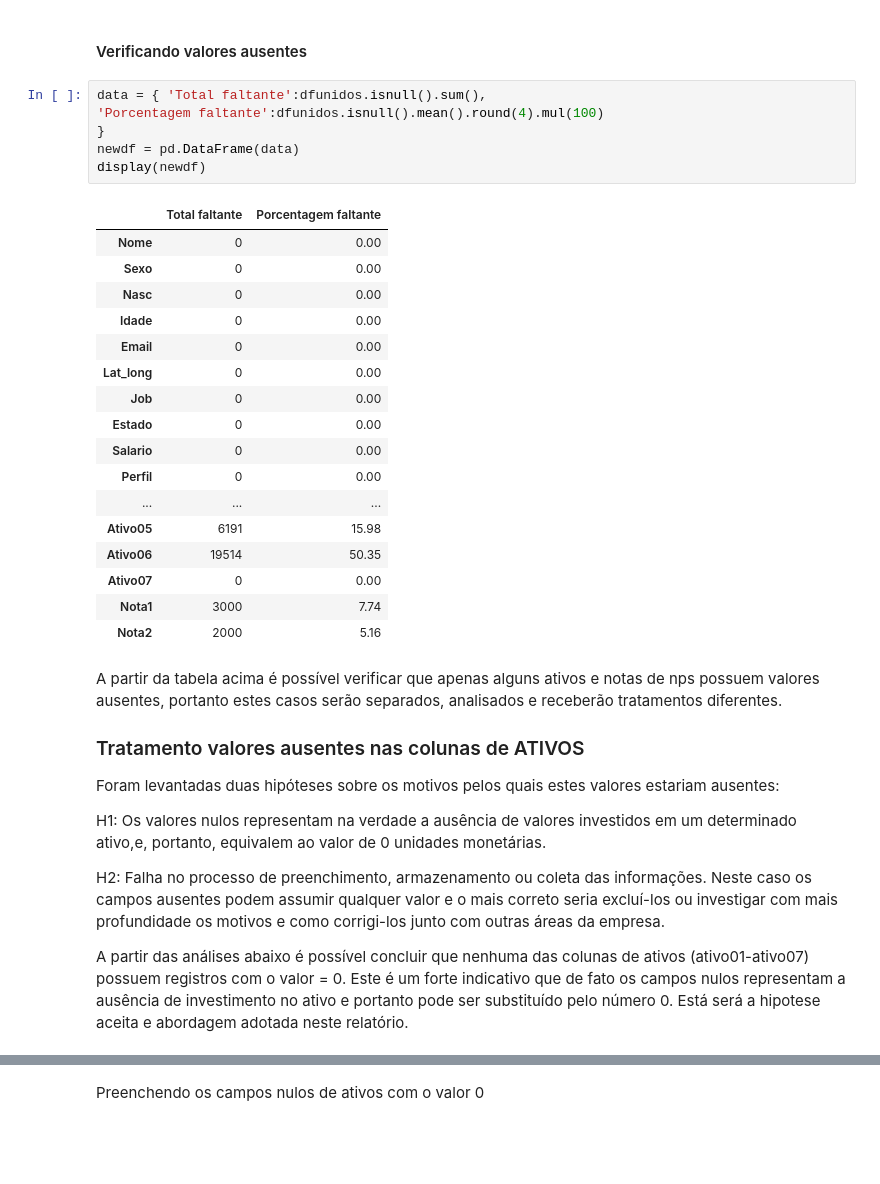
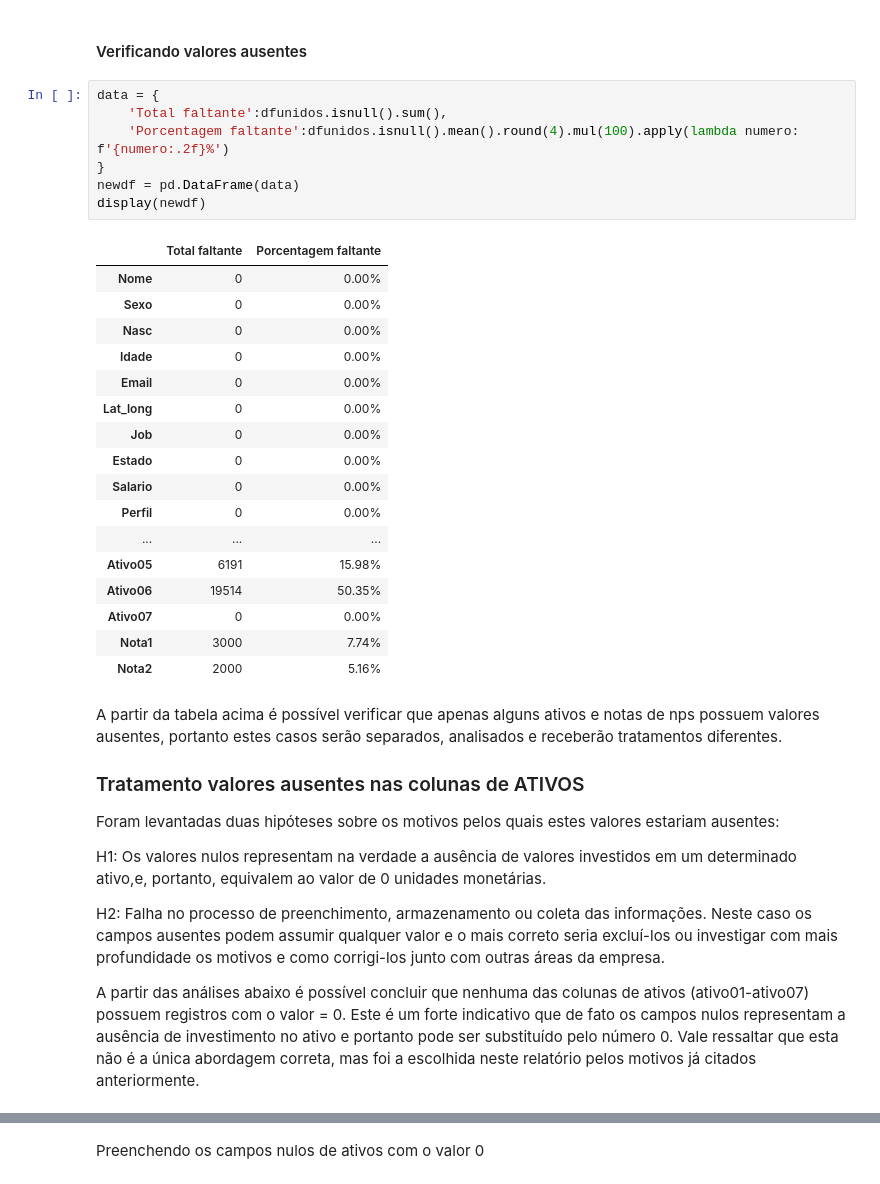
Before and after one commit to KelvinPichinini/lm-data-modulo2-projeto-final, a Jupyter notebook: Proj_1_pandas_notebook.ipynb, the cells around one changed output, grey strips where cells are left out. Saved outputs shown, nothing was run; the diff lists cells and outputs as text; blank space fills up the shorter version.

```diff
--- a/Proj_1_pandas_notebook.ipynb
+++ b/Proj_1_pandas_notebook.ipynb
@@ -182,29 +182,30 @@ Mostre todas as colunas com dados faltantes, sua quantidade/porcentagem e como t
 # %% [markdown]
 #### Verificando valores ausentes
 # %%
-data = { 'Total faltante':dfunidos.isnull().sum(),
-'Porcentagem faltante':dfunidos.isnull().mean().round(4).mul(100)
+data = {
+    'Total faltante':dfunidos.isnull().sum(),
+    'Porcentagem faltante':dfunidos.isnull().mean().round(4).mul(100).apply(lambda numero: f'{numero:.2f}%')
 }
 newdf = pd.DataFrame(data)
 display(newdf)
 # %% [output]
 |  | Total faltante | Porcentagem faltante |
-| Nome | 0 | 0.00 |
-| Sexo | 0 | 0.00 |
-| Nasc | 0 | 0.00 |
-| Idade | 0 | 0.00 |
-| Email | 0 | 0.00 |
-| Lat_long | 0 | 0.00 |
-| Job | 0 | 0.00 |
-| Estado | 0 | 0.00 |
-| Salario | 0 | 0.00 |
-| Perfil | 0 | 0.00 |
+| Nome | 0 | 0.00% |
+| Sexo | 0 | 0.00% |
+| Nasc | 0 | 0.00% |
+| Idade | 0 | 0.00% |
+| Email | 0 | 0.00% |
+| Lat_long | 0 | 0.00% |
+| Job | 0 | 0.00% |
+| Estado | 0 | 0.00% |
+| Salario | 0 | 0.00% |
+| Perfil | 0 | 0.00% |
 | ... | ... | ... |
-| Ativo05 | 6191 | 15.98 |
-| Ativo06 | 19514 | 50.35 |
-| Ativo07 | 0 | 0.00 |
-| Nota1 | 3000 | 7.74 |
-| Nota2 | 2000 | 5.16 |
+| Ativo05 | 6191 | 15.98% |
+| Ativo06 | 19514 | 50.35% |
+| Ativo07 | 0 | 0.00% |
+| Nota1 | 3000 | 7.74% |
+| Nota2 | 2000 | 5.16% |
 # %% [markdown]
 A partir da tabela acima é possível verificar que apenas alguns ativos e notas de nps possuem valores ausentes, portanto estes casos serão separados, analisados e receberão tratamentos diferentes.
 
@@ -216,5 +217,5 @@ H1: Os valores nulos representam na verdade a ausência de valores investidos em
 
 H2: Falha no processo de preenchimento, armazenamento ou coleta das informações. Neste caso os campos ausentes podem assumir qualquer valor e o mais correto seria excluí-los ou investigar com mais profundidade os motivos e como corrigi-los junto com outras áreas da empresa.
 
-A partir das análises abaixo é possível concluir que nenhuma das colunas de ativos (ativo01-ativo07) possuem registros com o valor = 0. Este é um forte indicativo que de fato os campos nulos representam a ausência de investimento no ativo e portanto pode ser substituído pelo número 0. Está será a hipotese aceita e abordagem adotada neste relatório.
+A partir das análises abaixo é possível concluir que nenhuma das colunas de ativos (ativo01-ativo07) possuem registros com o valor = 0. Este é um forte indicativo que de fato os campos nulos representam a ausência de investimento no ativo e portanto pode ser substituído pelo número 0. Vale ressaltar que esta não é a única abordagem correta, mas foi a escolhida neste relatório pelos motivos já citados anteriormente.
 # %%
```
Also changed, not shown: parts of 10 cells of this notebook.
